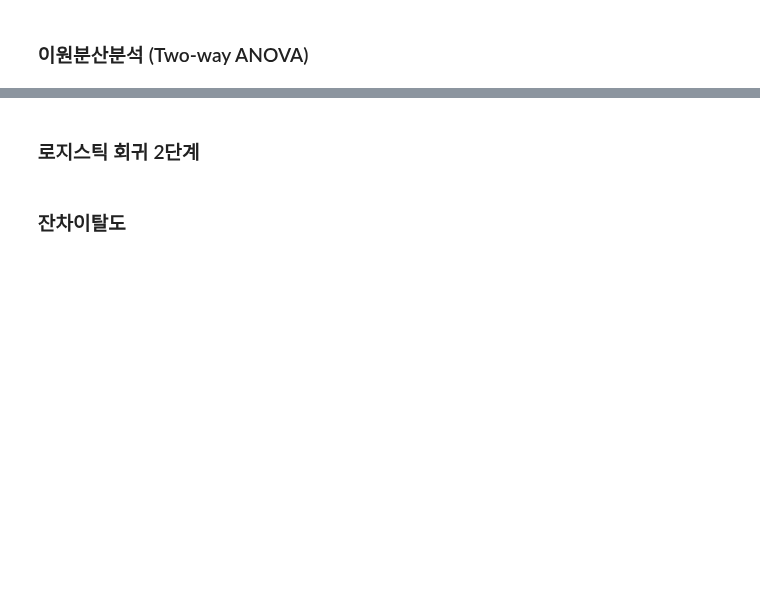
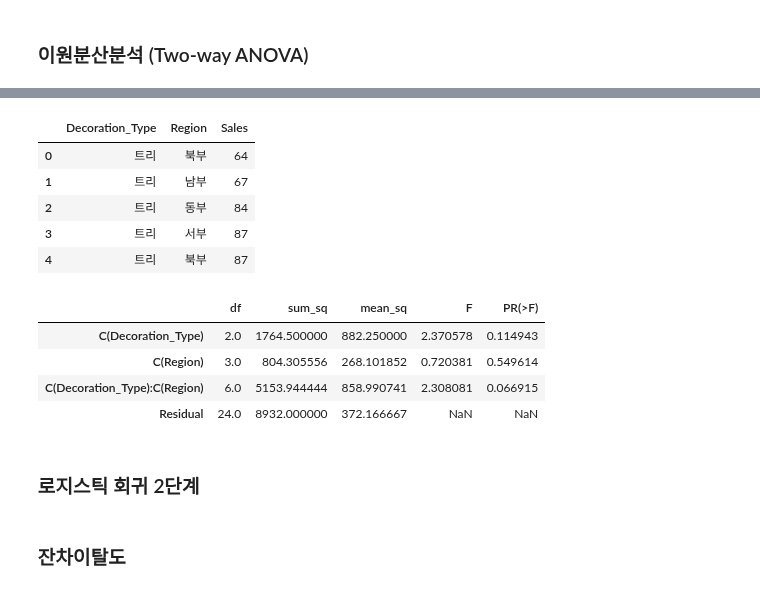
Before and after one commit to cms6090/Big-Data-Analysis, a Jupyter notebook: 3유형/캐글.ipynb, the cells around one changed output, grey strips where cells are left out. Cells and saved outputs as stored; diff of their text form; code cells hidden in the pictures; blank space fills up the shorter version.

```diff
--- a/3유형/캐글.ipynb
+++ b/3유형/캐글.ipynb
@@ -359,3 +493,30 @@ print("3. 향상도 : ", (len(df[(df["빼빼로"] == 1) & (df["오징어칩"] ==
+# %%
+import pandas as pd
+import statsmodels.api as sm
+from statsmodels.formula.api import ols
+df = pd.read_csv("../data/christmas_decoration_sales.csv")
+display(df.head())
+
+# 이원 분산 분석
+model = ols('Sales ~ C(Decoration_Type) * C(Region)', data = df).fit()
+sm.stats.anova_lm(model)
+
+# F-value, P-value
+# 1. 2.370578, 0.114943
+# 2. 0.720381, 0.549614
+# 3. 2.308081, 0.066915
+# %% [output]
+|  | Decoration_Type | Region | Sales |
+| 0 | 트리 | 북부 | 64 |
+| 1 | 트리 | 남부 | 67 |
+| 2 | 트리 | 동부 | 84 |
+| 3 | 트리 | 서부 | 87 |
+| 4 | 트리 | 북부 | 87 |
+|  | df | sum_sq | mean_sq | F | PR(>F) |
+| C(Decoration_Type) | 2.0 | 1764.500000 | 882.250000 | 2.370578 | 0.114943 |
+| C(Region) | 3.0 | 804.305556 | 268.101852 | 0.720381 | 0.549614 |
+| C(Decoration_Type):C(Region) | 6.0 | 5153.944444 | 858.990741 | 2.308081 | 0.066915 |
+| Residual | 24.0 | 8932.000000 | 372.166667 | NaN | NaN |
 # %% [markdown]
 ### 로지스틱 회귀 2단계
 # %% [markdown]
```
Also changed, not shown: parts of 15 cells of this notebook.
